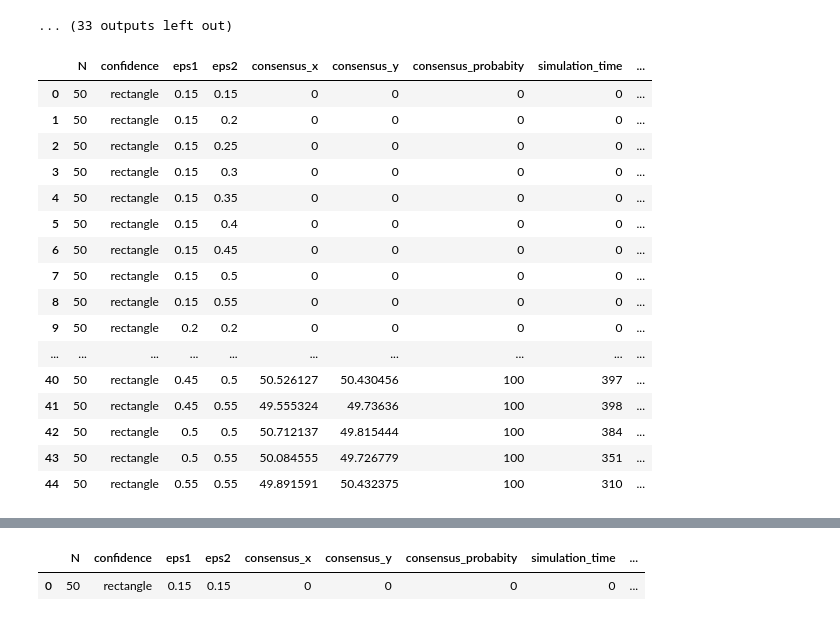
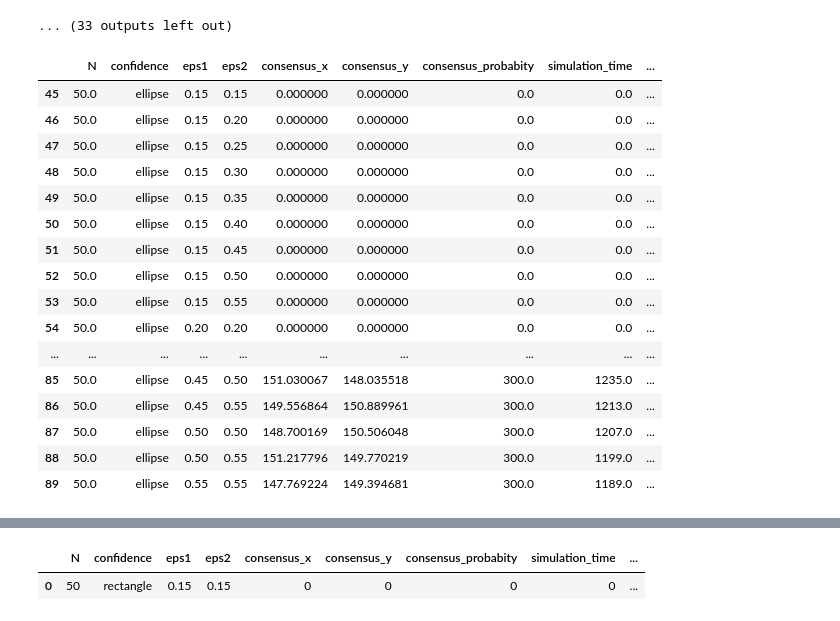
Before and after one commit to ash00748/Hegselmann-Krause-project, a Jupyter notebook: 2d HK/2dHK_confidence_forms.ipynb, the cells around one changed output, grey strips where cells are left out. Saved outputs shown, nothing was run; the diff lists cells and outputs as text; code cells hidden in the pictures.

```diff
--- a/2d HK/2dHK_confidence_forms.ipynb
+++ b/2d HK/2dHK_confidence_forms.ipynb
@@ -155,26 +181,26 @@ N:50 R:[0.2 0.2] func:HK_2D_sim
 N:50 R:[0.2  0.25] func:HK_2D_sim
 N:50 R:[0.2 0.3] func:HK_2D_sim
 ... (33 outputs left out)
-# %%
-consensus_data
-# %% [output]
-|  | N | confidence | eps1 | eps2 | consensus_x | consensus_y | consensus_probabity | simulation_time | ... |
-| 0 | 50 | rectangle | 0.15 | 0.15 | 0 | 0 | 0 | 0 | ... |
-| 1 | 50 | rectangle | 0.15 | 0.2 | 0 | 0 | 0 | 0 | ... |
-| 2 | 50 | rectangle | 0.15 | 0.25 | 0 | 0 | 0 | 0 | ... |
-| 3 | 50 | rectangle | 0.15 | 0.3 | 0 | 0 | 0 | 0 | ... |
-| 4 | 50 | rectangle | 0.15 | 0.35 | 0 | 0 | 0 | 0 | ... |
-| 5 | 50 | rectangle | 0.15 | 0.4 | 0 | 0 | 0 | 0 | ... |
-| 6 | 50 | rectangle | 0.15 | 0.45 | 0 | 0 | 0 | 0 | ... |
-| 7 | 50 | rectangle | 0.15 | 0.5 | 0 | 0 | 0 | 0 | ... |
-| 8 | 50 | rectangle | 0.15 | 0.55 | 0 | 0 | 0 | 0 | ... |
-| 9 | 50 | rectangle | 0.2 | 0.2 | 0 | 0 | 0 | 0 | ... |
-| ... | ... | ... | ... | ... | ... | ... | ... | ... | ... |
-| 40 | 50 | rectangle | 0.45 | 0.5 | 50.526127 | 50.430456 | 100 | 397 | ... |
-| 41 | 50 | rectangle | 0.45 | 0.55 | 49.555324 | 49.73636 | 100 | 398 | ... |
-| 42 | 50 | rectangle | 0.5 | 0.5 | 50.712137 | 49.815444 | 100 | 384 | ... |
-| 43 | 50 | rectangle | 0.5 | 0.55 | 50.084555 | 49.726779 | 100 | 351 | ... |
-| 44 | 50 | rectangle | 0.55 | 0.55 | 49.891591 | 50.432375 | 100 | 310 | ... |
+# %%
+consensus_data[consensus_data['confidence']=='ellipse']
+# %% [output]
+|  | N | confidence | eps1 | eps2 | consensus_x | consensus_y | consensus_probabity | simulation_time | ... |
+| 45 | 50.0 | ellipse | 0.15 | 0.15 | 0.000000 | 0.000000 | 0.0 | 0.0 | ... |
+| 46 | 50.0 | ellipse | 0.15 | 0.20 | 0.000000 | 0.000000 | 0.0 | 0.0 | ... |
+| 47 | 50.0 | ellipse | 0.15 | 0.25 | 0.000000 | 0.000000 | 0.0 | 0.0 | ... |
+| 48 | 50.0 | ellipse | 0.15 | 0.30 | 0.000000 | 0.000000 | 0.0 | 0.0 | ... |
+| 49 | 50.0 | ellipse | 0.15 | 0.35 | 0.000000 | 0.000000 | 0.0 | 0.0 | ... |
+| 50 | 50.0 | ellipse | 0.15 | 0.40 | 0.000000 | 0.000000 | 0.0 | 0.0 | ... |
+| 51 | 50.0 | ellipse | 0.15 | 0.45 | 0.000000 | 0.000000 | 0.0 | 0.0 | ... |
+| 52 | 50.0 | ellipse | 0.15 | 0.50 | 0.000000 | 0.000000 | 0.0 | 0.0 | ... |
+| 53 | 50.0 | ellipse | 0.15 | 0.55 | 0.000000 | 0.000000 | 0.0 | 0.0 | ... |
+| 54 | 50.0 | ellipse | 0.20 | 0.20 | 0.000000 | 0.000000 | 0.0 | 0.0 | ... |
+| ... | ... | ... | ... | ... | ... | ... | ... | ... | ... |
+| 85 | 50.0 | ellipse | 0.45 | 0.50 | 151.030067 | 148.035518 | 300.0 | 1235.0 | ... |
+| 86 | 50.0 | ellipse | 0.45 | 0.55 | 149.556864 | 150.889961 | 300.0 | 1213.0 | ... |
+| 87 | 50.0 | ellipse | 0.50 | 0.50 | 148.700169 | 150.506048 | 300.0 | 1207.0 | ... |
+| 88 | 50.0 | ellipse | 0.50 | 0.55 | 151.217796 | 149.770219 | 300.0 | 1199.0 | ... |
+| 89 | 50.0 | ellipse | 0.55 | 0.55 | 147.769224 | 149.394681 | 300.0 | 1189.0 | ... |
 # %%
 %matplotlib widget
 # %%
```
Also changed, not shown: parts of 7 cells of this notebook, 6 other files.
